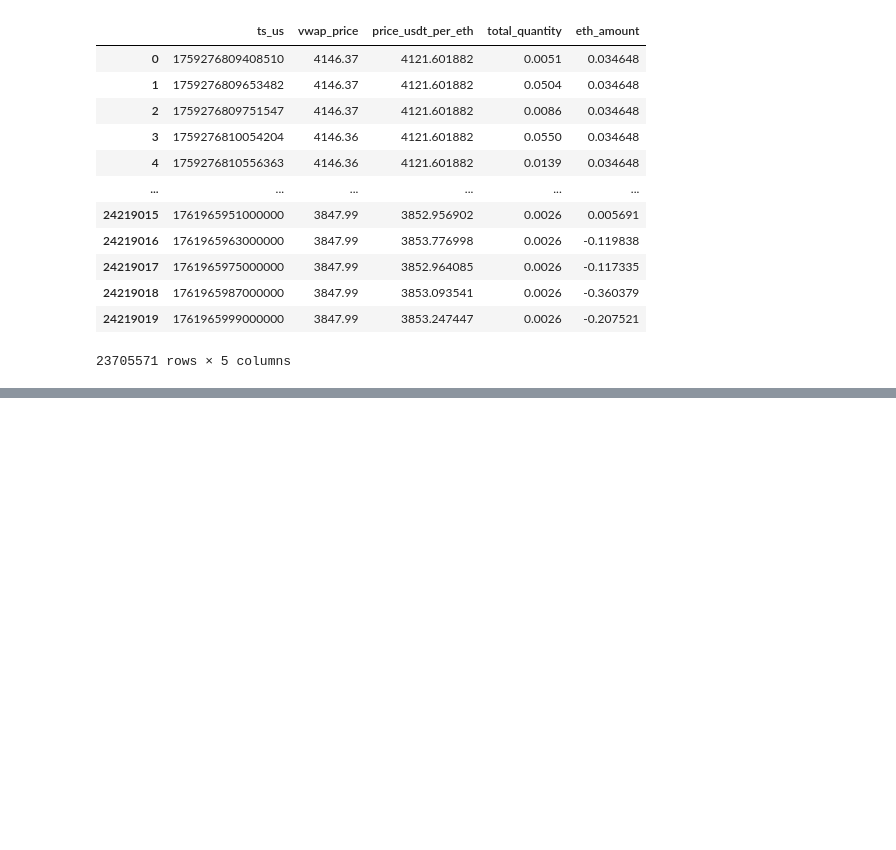
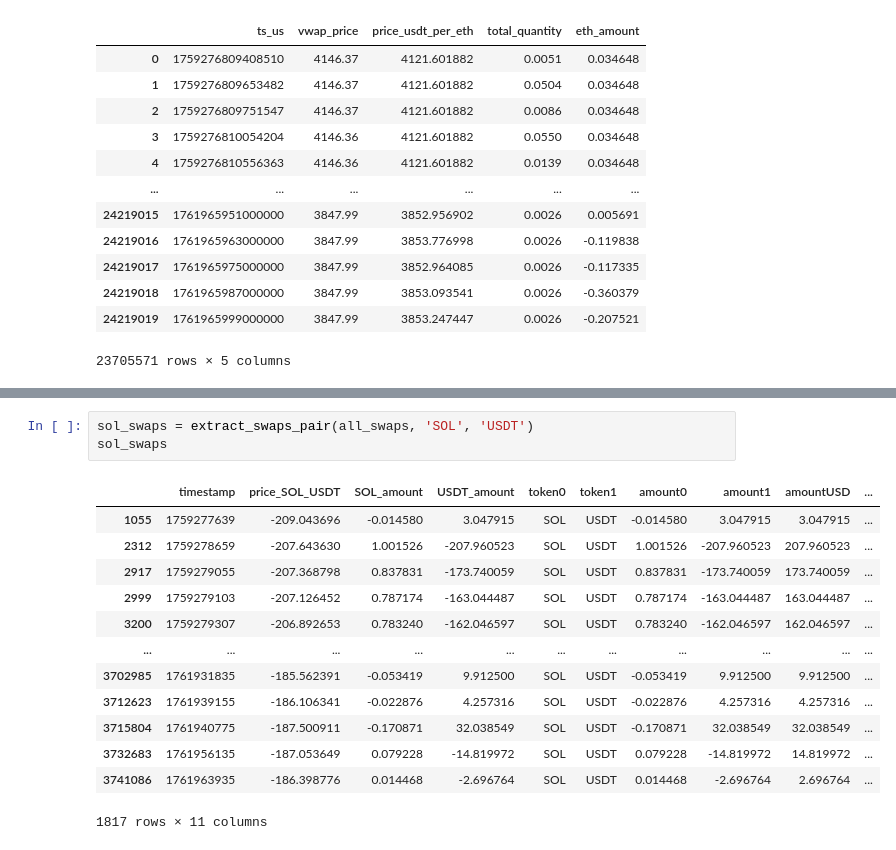
Before and after one commit to 50und/blockchain_final_project_2025, a Jupyter notebook: final_project.ipynb, the cells around one changed output, grey strips where cells are left out. Saved outputs shown, nothing was run; the diff lists cells and outputs as text; blank space fills up the shorter version.

```diff
--- a/final_project.ipynb
+++ b/final_project.ipynb
@@ -2910,0 +3276,17 @@ final_df_clean
+# %%
+sol_swaps = extract_swaps_pair(all_swaps, 'SOL', 'USDT')
+sol_swaps
+# %% [output]
+|  | timestamp | price_SOL_USDT | SOL_amount | USDT_amount | token0 | token1 | amount0 | amount1 | amountUSD | ... |
+| 1055 | 1759277639 | -209.043696 | -0.014580 | 3.047915 | SOL | USDT | -0.014580 | 3.047915 | 3.047915 | ... |
+| 2312 | 1759278659 | -207.643630 | 1.001526 | -207.960523 | SOL | USDT | 1.001526 | -207.960523 | 207.960523 | ... |
+| 2917 | 1759279055 | -207.368798 | 0.837831 | -173.740059 | SOL | USDT | 0.837831 | -173.740059 | 173.740059 | ... |
+| 2999 | 1759279103 | -207.126452 | 0.787174 | -163.044487 | SOL | USDT | 0.787174 | -163.044487 | 163.044487 | ... |
+| 3200 | 1759279307 | -206.892653 | 0.783240 | -162.046597 | SOL | USDT | 0.783240 | -162.046597 | 162.046597 | ... |
+| ... | ... | ... | ... | ... | ... | ... | ... | ... | ... | ... |
+| 3702985 | 1761931835 | -185.562391 | -0.053419 | 9.912500 | SOL | USDT | -0.053419 | 9.912500 | 9.912500 | ... |
+| 3712623 | 1761939155 | -186.106341 | -0.022876 | 4.257316 | SOL | USDT | -0.022876 | 4.257316 | 4.257316 | ... |
+| 3715804 | 1761940775 | -187.500911 | -0.170871 | 32.038549 | SOL | USDT | -0.170871 | 32.038549 | 32.038549 | ... |
+| 3732683 | 1761956135 | -187.053649 | 0.079228 | -14.819972 | SOL | USDT | 0.079228 | -14.819972 | 14.819972 | ... |
+| 3741086 | 1761963935 | -186.398776 | 0.014468 | -2.696764 | SOL | USDT | 0.014468 | -2.696764 | 2.696764 | ... |
+1817 rows × 11 columns
```
Also changed, not shown: parts of 19 cells of this notebook, 1 other file.
